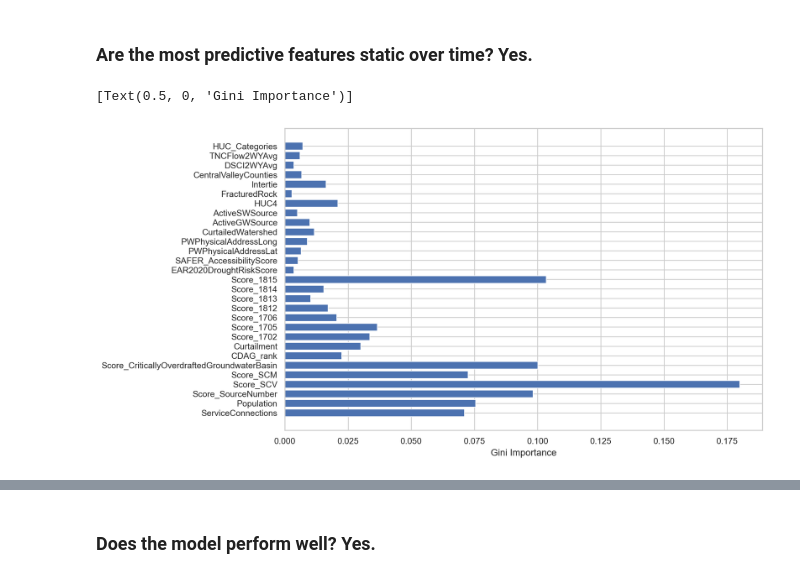
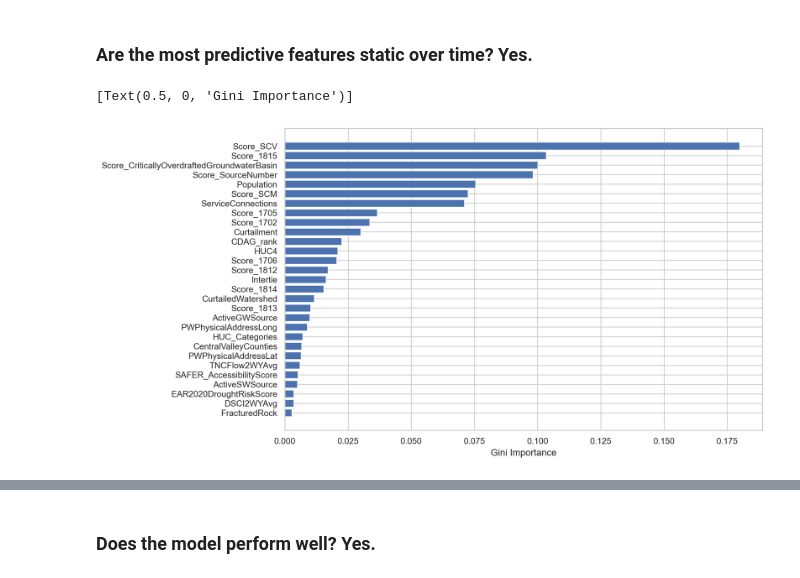
Before and after one commit to cagov/aae-dsa-water, a Jupyter notebook: water.ipynb, the cells around one changed output, grey strips where cells are left out. Saved outputs shown, nothing was run; the diff lists cells and outputs as text; code cells hidden in the pictures.

```diff
--- a/water.ipynb
+++ b/water.ipynb
@@ -273,18 +279,21 @@ RandomForestClassifier(max_features=29, n_estimators=770, n_jobs=-1,
 y_pred = clf.predict(X_val)
 # %% [markdown]
 ### Are the most predictive features static over time? Yes.
-# %%
-fig, ax = plt.subplots(figsize=(11,7))
-sns.set_theme(style='whitegrid')
-
-features = X.columns.tolist()
-scores = clf.feature_importances_
-
-ax.barh(features, scores)
-ax.set(xlabel = 'Gini Importance')
-#fig.savefig('Gini.png', dpi=300, transparent=True, bbox_inches='tight')
-# %% [output]
-[Text(0.5, 0, 'Gini Importance')]
-[figure, removed]
+# %%
+fig, ax = plt.subplots(figsize=(11,7))
+sns.set_theme(style='whitegrid')
+
+features = X.columns.tolist()
+scores = clf.feature_importances_
+
+order = np.argsort(scores)
+ordered_features = [features[i] for i in order]
+
+ax.barh(ordered_features, sorted(scores))
+ax.set(xlabel = 'Gini Importance')
+#fig.savefig('Gini.png', dpi=300, transparent=True, bbox_inches='tight')
+# %% [output]
+[Text(0.5, 0, 'Gini Importance')]
+[figure, added]
 # %% [markdown]
 The most predictive features are:
```
Also changed, not shown: parts of 12 cells of this notebook.
